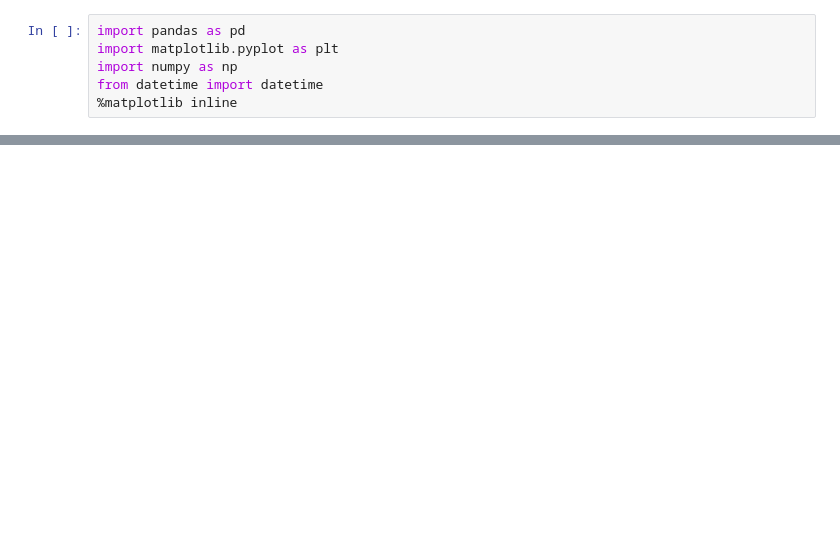
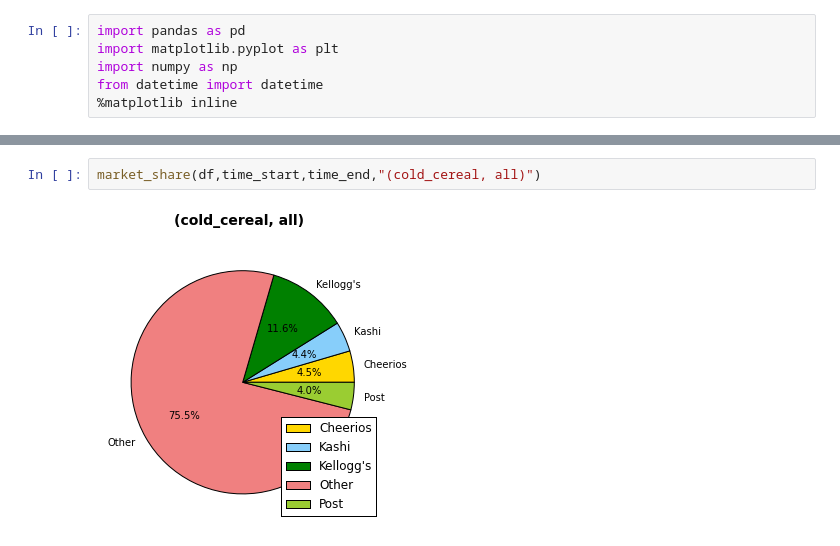
Before and after one commit to HidyHan/Walmart-Commodity-Benchmark, a Jupyter notebook: Cereal_Analytics.ipynb, the cells around one changed output, grey strips where cells are left out. Drawn from its saved outputs; the diff is of its cells as text; blank space fills up the shorter version.

```diff
--- a/Cereal_Analytics.ipynb
+++ b/Cereal_Analytics.ipynb
@@ -115,0 +102,4 @@ plt.legend(labels,loc="lower right")
+# %%
+market_share(df,time_start,time_end,"(cold_cereal, all)")
+# %% [output]
+[figure, added]
```
Also changed, not shown: parts of 14 cells of this notebook, 6 other files.
